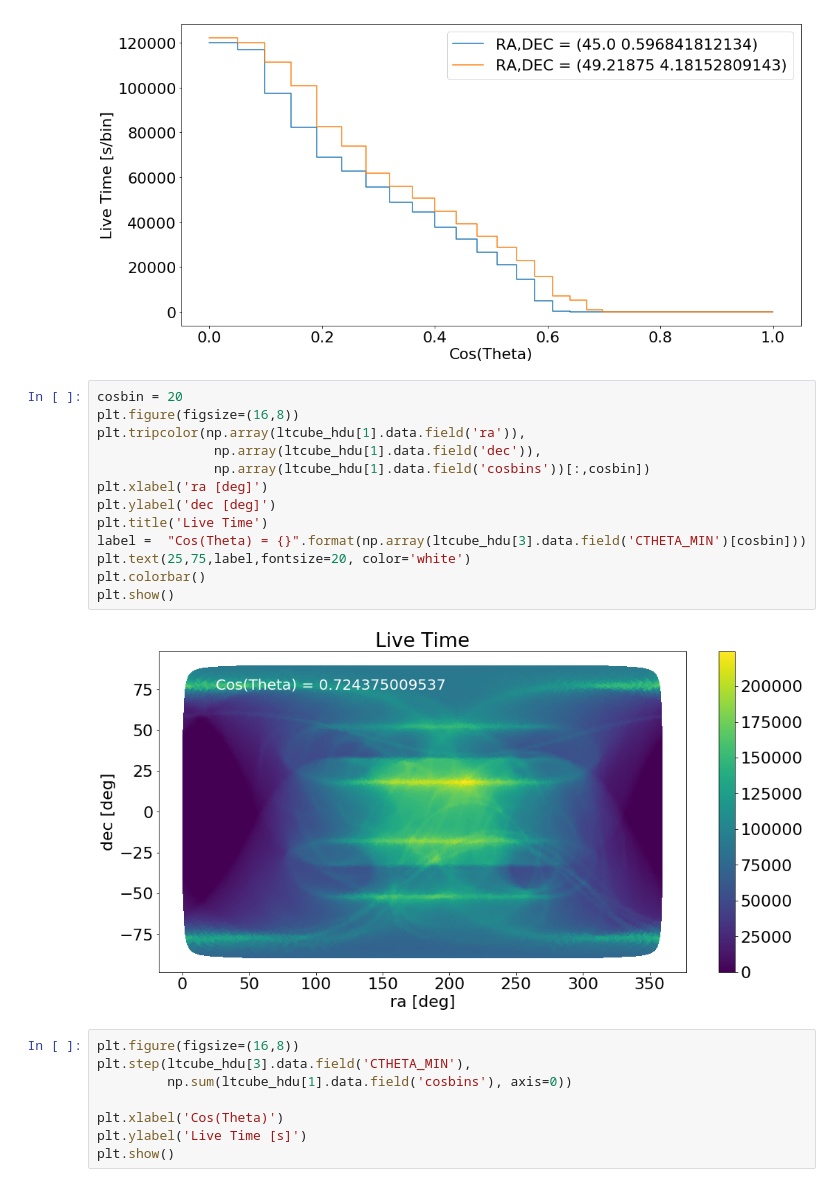
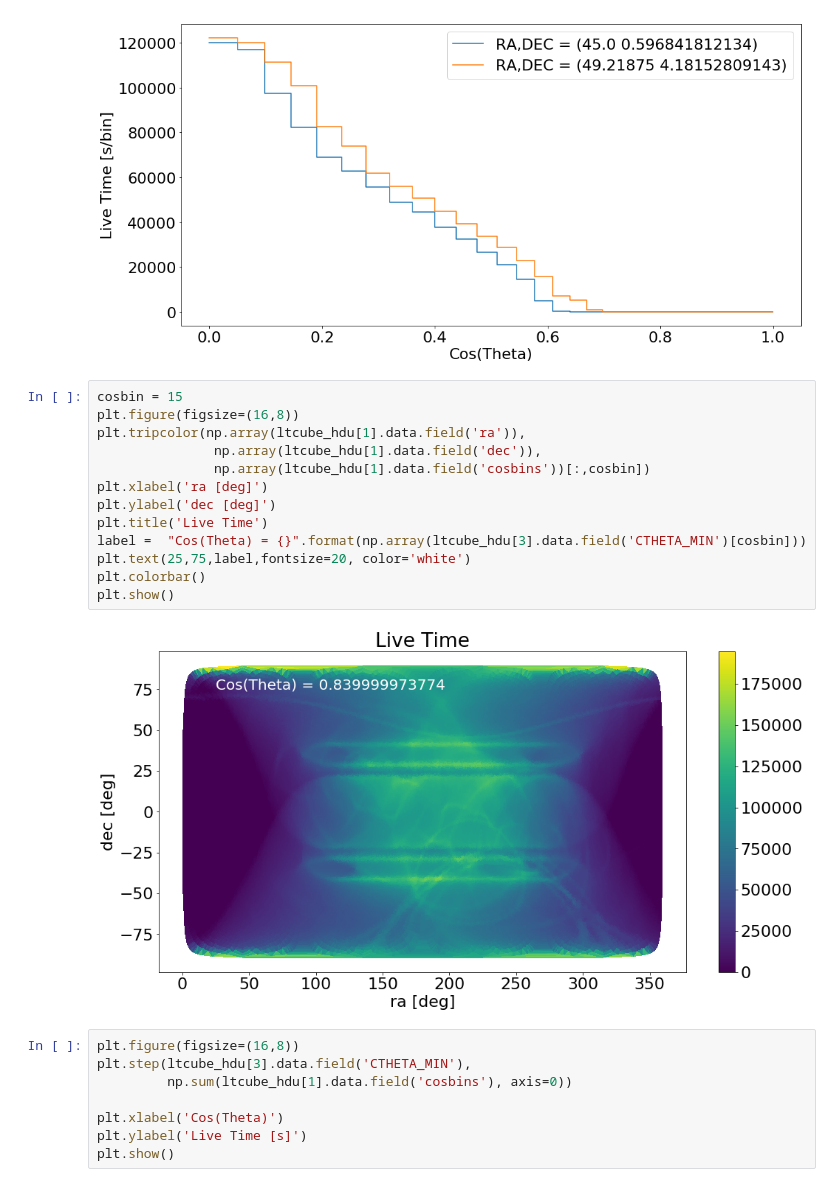
Before and after one commit to FermiSummerSchool/fermi-summer-school, a Jupyter notebook: Likelihood_Analysis_P8.ipynb, the cells around one changed output. Cells and saved outputs as stored; diff of their text form.

```diff
--- a/Likelihood_Analysis_P8.ipynb
+++ b/Likelihood_Analysis_P8.ipynb
@@ -385,20 +389,20 @@ plt.show()
 # %% [output]
 [figure]
 # %%
-cosbin = 20
+cosbin = 15
 plt.figure(figsize=(16,8))
 plt.tripcolor(np.array(ltcube_hdu[1].data.field('ra')),
                np.array(ltcube_hdu[1].data.field('dec')),
                np.array(ltcube_hdu[1].data.field('cosbins'))[:,cosbin])
 plt.xlabel('ra [deg]')
 plt.ylabel('dec [deg]')
 plt.title('Live Time')
 label =  "Cos(Theta) = {}".format(np.array(ltcube_hdu[3].data.field('CTHETA_MIN')[cosbin]))
 plt.text(25,75,label,fontsize=20, color='white')
 plt.colorbar()
 plt.show()
 # %% [output]
-[figure, old version]
+[figure, new version]
 # %%
 plt.figure(figsize=(16,8))
 plt.step(ltcube_hdu[3].data.field('CTHETA_MIN'),
```
Also changed, not shown: parts of 8 cells of this notebook, 2 other files.
